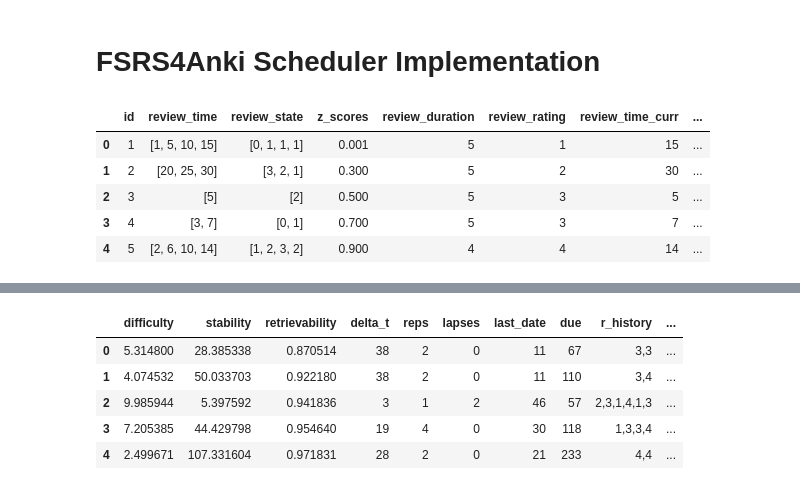
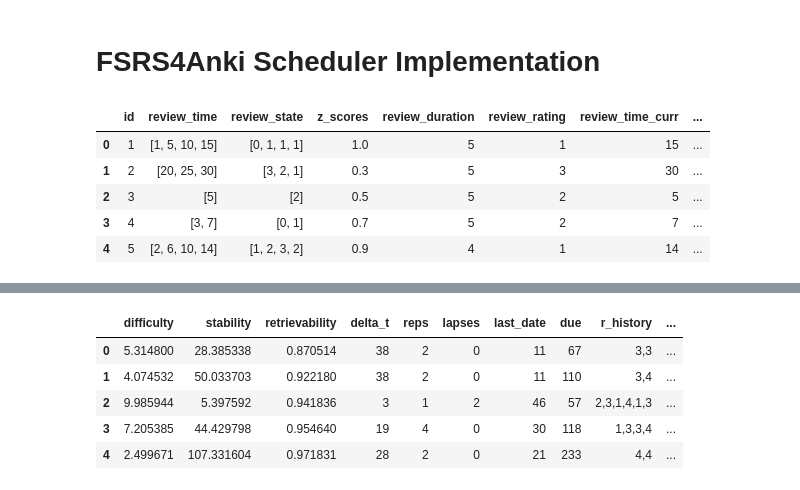
Before and after one commit to adnansiddiquei/AiTutor, a Jupyter notebook: part_4/fsrs4anki_simulator.ipynb, the cells around one changed output, grey strips where cells are left out. Cells and saved outputs as stored; diff of their text form; code cells hidden in the pictures.

Commit message:
Schedule score works

```diff
--- a/part_4/fsrs4anki_simulator.ipynb
+++ b/part_4/fsrs4anki_simulator.ipynb
@@ -50,43 +51,90 @@ filter_out_flags = []
 #df = pd.read_pickle("sample_data.pkl")
 # %%
 #df = pd.read_csv("data.csv", columns = ["id, review_time, review_state, z_scores"])
-data = {
-    "id": [1, 2, 3, 4, 5],
-    "review_time": [[1, 5, 10, 15], [20, 25, 30], [5], [3, 7], [2, 6, 10, 14]],
-    "review_state": [[0, 1, 1, 1], [3, 2, 1], [2], [0, 1], [1, 2, 3, 2]],
-    "z_scores": [0.001, 0.3, 0.5, 0.7, 0.9]
-}
+# data = {
+#     "id": [1, 2, 3, 4, 5],
+#     "review_time": [[1, 5, 10, 15], [20, 25, 30], [5], [3, 7], [2, 6, 10, 14]],
+#     "review_state": [[0, 1, 1, 1], [3, 2, 1], [2], [0, 1], [1, 2, 3, 2]],
+#     "z_scores": [0.001, 0.3, 0.5, 0.7, 0.9]
+# }
+data = {'id': [1, 2, 3, 4, 5, 6, 7, 8, 9, 10, 11, 12, 13, 14, 15],
+ 'review_time': [[1, 5, 10, 15],
+  [20, 25, 30],
+  [5],
+  [3, 7],
+  [2, 6, 10, 14],
+  [22, 17, 5],
+  [5, 18, 6],
+  [28, 24, 30, 17],
+  [12],
+  [18],
+  [20, 13, 17, 13],
+  [27, 25, 16],
+  [1, 11, 28, 2],
+  [16, 16],
+  [8]],
+ 'review_state': [[0, 1, 1, 1],
+  [3, 2, 1],
+  [2],
+  [0, 1],
+  [1, 2, 3, 2],
+  [0, 1, 2],
+  [0, 1, 2],
+  [0, 1, 2, 3],
+  [0],
+  [0],
+  [0, 1, 2, 3],
+  [0, 1, 2],
+  [0, 1, 2, 3],
+  [0, 1],
+  [0]],
+ 'z_scores': [1,
+  0.3,
+  0.5,
+  0.7,
+  0.9,
+  0.089,
+  0.088,
+  0.945,
+  0.414,
+  0.469,
+  0.888,
+  0.986,
+  0.159,
+  0.944,
+  0.886]}
 df = pd.DataFrame(data)
 deck_size = len(df)
 
 def calculate_review_duration(states, times):
     if states[-1] != 2:
         return 5
     else:
         # Find the most recent transition to state 2 from either 1 or 3
         for i in range(len(states) - 1, 0, -1):
             if states[i] == 2 and (states[i - 1] == 1 or states[i - 1] == 3):
                 return times[i] - times[i - 1]
         return 5  # Default value if no valid transition is found
 
 # Apply the function to each row
 df['review_duration'] = [calculate_review_duration(s, t) for s, t in zip(df['review_state'], df['review_time'])]
 
 # Define the bins for the intervals
 bins = [0.25, 0.5, 0.75]
 
 # Use numpy's digitize method to convert z_scores to review_rating
 df['review_rating'] = np.digitize(df['z_scores'], bins) + 1
+df['review_rating'] = 5 - df['review_rating']
 df['review_time_curr'] = df['review_time'].apply(lambda x: x[-1])
 df['review_state_curr'] = df['review_state'].apply(lambda x: x[-1])
 df.head()
 # %% [output]
 |  | id | review_time | review_state | z_scores | review_duration | review_rating | review_time_curr | ... |
-| 0 | 1 | [1, 5, 10, 15] | [0, 1, 1, 1] | 0.001 | 5 | 1 | 15 | ... |
-| 1 | 2 | [20, 25, 30] | [3, 2, 1] | 0.300 | 5 | 2 | 30 | ... |
-| 2 | 3 | [5] | [2] | 0.500 | 5 | 3 | 5 | ... |
-| 3 | 4 | [3, 7] | [0, 1] | 0.700 | 5 | 3 | 7 | ... |
-| 4 | 5 | [2, 6, 10, 14] | [1, 2, 3, 2] | 0.900 | 4 | 4 | 14 | ... |
+| 0 | 1 | [1, 5, 10, 15] | [0, 1, 1, 1] | 1.0 | 5 | 1 | 15 | ... |
+| 1 | 2 | [20, 25, 30] | [3, 2, 1] | 0.3 | 5 | 3 | 30 | ... |
+| 2 | 3 | [5] | [2] | 0.5 | 5 | 2 | 5 | ... |
+| 3 | 4 | [3, 7] | [0, 1] | 0.7 | 5 | 2 | 7 | ... |
+| 4 | 5 | [2, 6, 10, 14] | [1, 2, 3, 2] | 0.9 | 4 | 1 | 14 | ... |
 # %%
 New = 0
 Learning = 1
```
Also changed, not shown: parts of 7 cells of this notebook, 1 other file.
